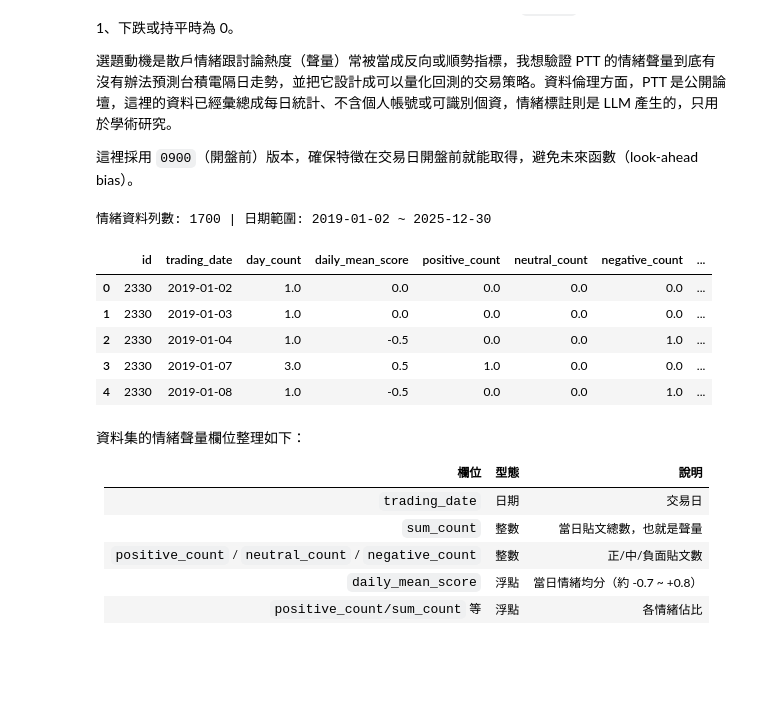
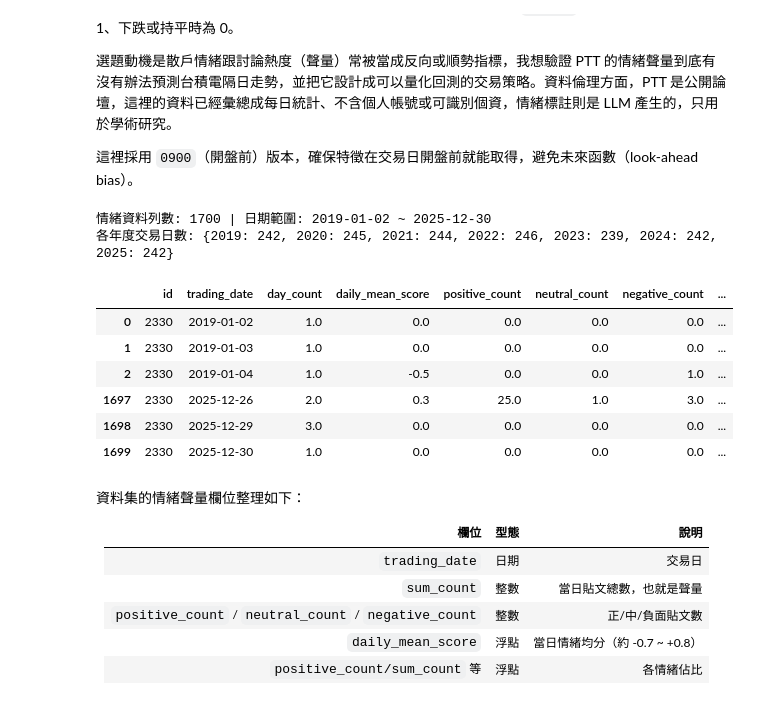
Before and after one commit to Yao-JX/sentiment-volume-trading, a Jupyter notebook: 情緒聲量投資交易.ipynb, the cells around one changed output. Cells and saved outputs as stored; diff of their text form; code cells hidden in the pictures; blank space fills up the shorter version.

```diff
--- a/情緒聲量投資交易.ipynb
+++ b/情緒聲量投資交易.ipynb
@@ -59,22 +59,26 @@ print("套件載入完成")
 # %%
 # 載入兩個 GPT 模型的情緒聲量資料（0900 開盤前版），取台積電 2330
 STOCK = 2330
 s_main = pd.read_csv(f"{DD}/format_result_gpt-4o-mini-2024-07-18_0900.csv")  # 主模型
 s_alt  = pd.read_csv(f"{DD}/format_result_GPT3_5turbo_emotion_0900.csv")     # 對照模型
 s_main = s_main[s_main["id"]==STOCK].copy(); s_alt = s_alt[s_alt["id"]==STOCK].copy()
 for d in (s_main, s_alt): d["trading_date"] = pd.to_datetime(d["trading_date"])
 s_main = s_main.sort_values("trading_date").reset_index(drop=True)
 s_alt  = s_alt.sort_values("trading_date").reset_index(drop=True)
 print("情緒資料列數:", len(s_main), "| 日期範圍:", s_main.trading_date.min().date(), "~", s_main.trading_date.max().date())
-s_main.head()
+print("各年度交易日數:", s_main["trading_date"].dt.year.value_counts().sort_index().to_dict())
+# 顯示前 3 筆 + 後 3 筆，確認資料確實涵蓋 2019–2025（只看 head() 容易誤以為只有 2019）
+pd.concat([s_main.head(3), s_main.tail(3)])
 # %% [output]
 情緒資料列數: 1700 | 日期範圍: 2019-01-02 ~ 2025-12-30
+各年度交易日數: {2019: 242, 2020: 245, 2021: 244, 2022: 246, 2023: 239, 2024: 242, 2025: 242}
 |  | id | trading_date | day_count | daily_mean_score | positive_count | neutral_count | negative_count | ... |
 | 0 | 2330 | 2019-01-02 | 1.0 | 0.0 | 0.0 | 0.0 | 0.0 | ... |
 | 1 | 2330 | 2019-01-03 | 1.0 | 0.0 | 0.0 | 0.0 | 0.0 | ... |
 | 2 | 2330 | 2019-01-04 | 1.0 | -0.5 | 0.0 | 0.0 | 1.0 | ... |
-| 3 | 2330 | 2019-01-07 | 3.0 | 0.5 | 1.0 | 0.0 | 0.0 | ... |
-| 4 | 2330 | 2019-01-08 | 1.0 | -0.5 | 0.0 | 0.0 | 1.0 | ... |
+| 1697 | 2330 | 2025-12-26 | 2.0 | 0.3 | 25.0 | 1.0 | 3.0 | ... |
+| 1698 | 2330 | 2025-12-29 | 3.0 | 0.0 | 0.0 | 0.0 | 0.0 | ... |
+| 1699 | 2330 | 2025-12-30 | 1.0 | 0.0 | 0.0 | 0.0 | 0.0 | ... |
 # %% [markdown]
 資料集的情緒聲量欄位整理如下：
 
```
Also changed, not shown: parts of 1 cell of this notebook.
